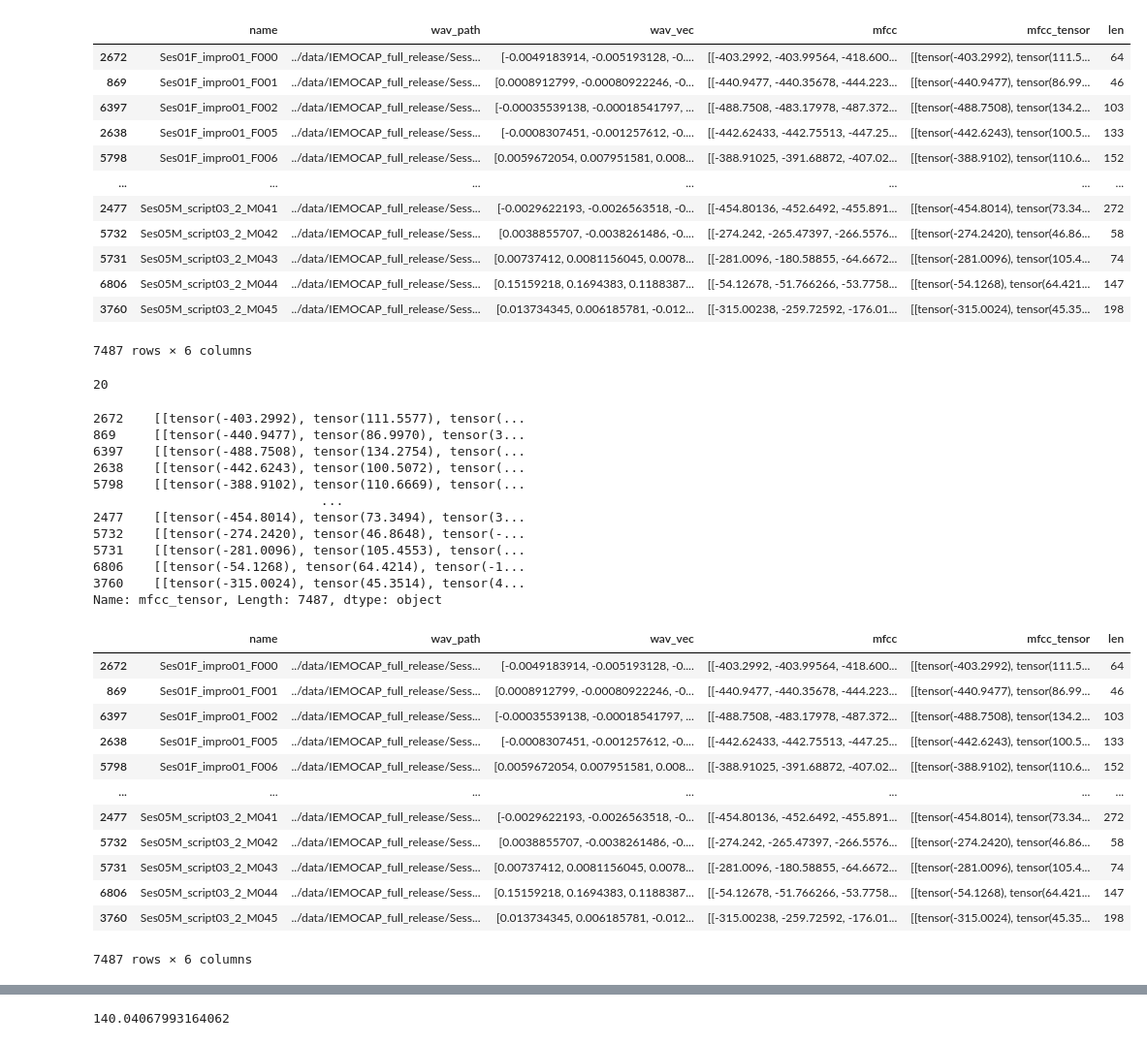
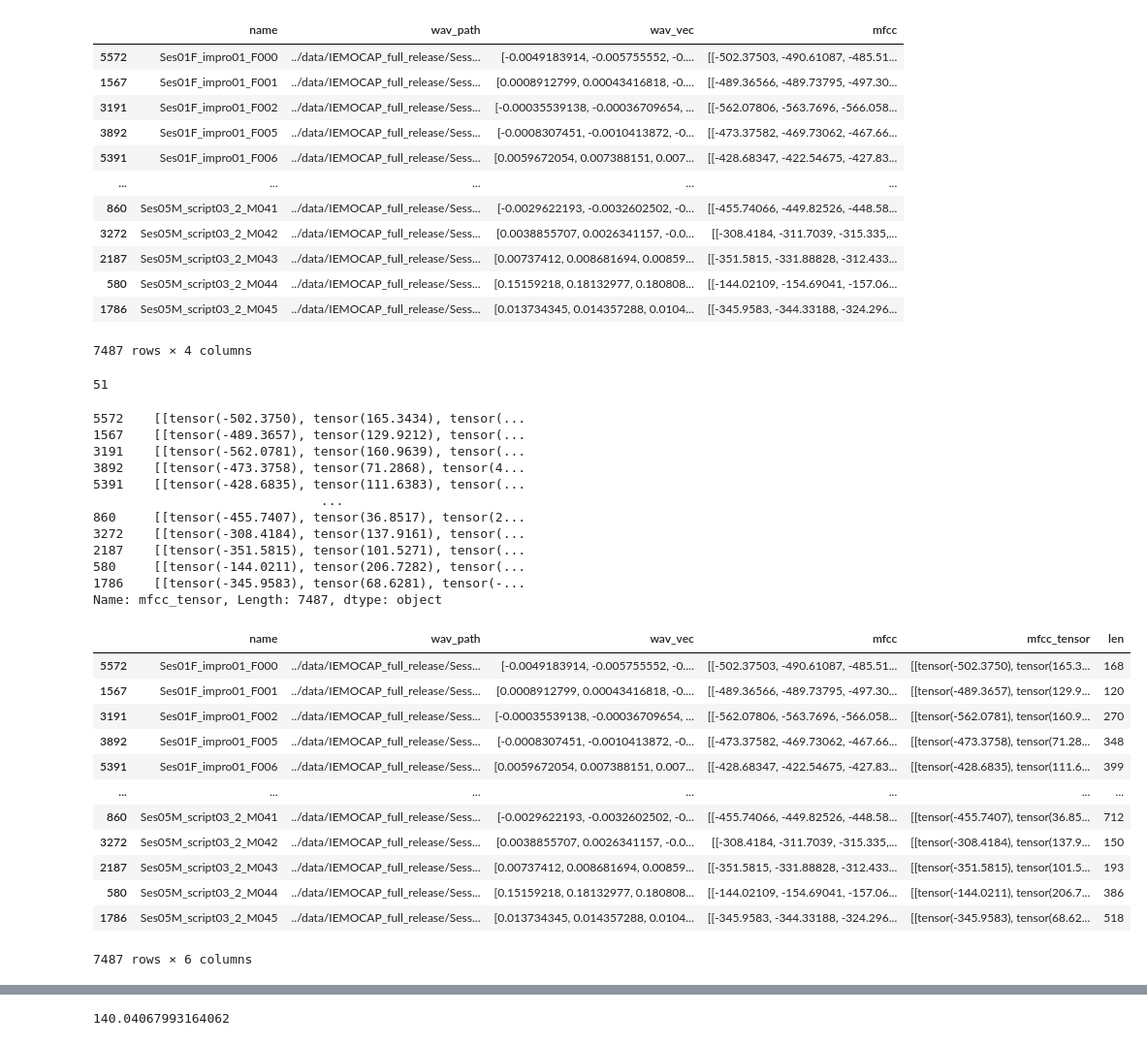
Before and after one commit to noparkee/Natural-Language-Process-Team-Project, a Jupyter notebook: preprocess/2_make_audio.ipynb, the cells around one changed output, grey strips where cells are left out. Shown at 97% size. Drawn from its saved outputs; the diff is of its cells as text; code cells hidden in the pictures.

```diff
--- a/preprocess/2_make_audio.ipynb
+++ b/preprocess/2_make_audio.ipynb
@@ -59,59 +43,59 @@ data.to_pickle('../data/audio_vec3.pkl')
 # %%
 #####
 # %%
-data = pd.read_pickle('../data/audio_vec3.pkl')
+data = pd.read_pickle('../data/audio_vec4_44100.pkl')
 
 data
 # %% [output]
-|  | name | wav_path | wav_vec | mfcc | mfcc_tensor | len |
-| 2672 | Ses01F_impro01_F000 | ../data/IEMOCAP_full_release/Sess... | [-0.0049183914, -0.005193128, -0.... | [[-403.2992, -403.99564, -418.600... | [[tensor(-403.2992), tensor(111.5... | 64 |
-| 869 | Ses01F_impro01_F001 | ../data/IEMOCAP_full_release/Sess... | [0.0008912799, -0.00080922246, -0... | [[-440.9477, -440.35678, -444.223... | [[tensor(-440.9477), tensor(86.99... | 46 |
-| 6397 | Ses01F_impro01_F002 | ../data/IEMOCAP_full_release/Sess... | [-0.00035539138, -0.00018541797, ... | [[-488.7508, -483.17978, -487.372... | [[tensor(-488.7508), tensor(134.2... | 103 |
-| 2638 | Ses01F_impro01_F005 | ../data/IEMOCAP_full_release/Sess... | [-0.0008307451, -0.001257612, -0.... | [[-442.62433, -442.75513, -447.25... | [[tensor(-442.6243), tensor(100.5... | 133 |
-| 5798 | Ses01F_impro01_F006 | ../data/IEMOCAP_full_release/Sess... | [0.0059672054, 0.007951581, 0.008... | [[-388.91025, -391.68872, -407.02... | [[tensor(-388.9102), tensor(110.6... | 152 |
-| ... | ... | ... | ... | ... | ... | ... |
-| 2477 | Ses05M_script03_2_M041 | ../data/IEMOCAP_full_release/Sess... | [-0.0029622193, -0.0026563518, -0... | [[-454.80136, -452.6492, -455.891... | [[tensor(-454.8014), tensor(73.34... | 272 |
-| 5732 | Ses05M_script03_2_M042 | ../data/IEMOCAP_full_release/Sess... | [0.0038855707, -0.0038261486, -0.... | [[-274.242, -265.47397, -266.5576... | [[tensor(-274.2420), tensor(46.86... | 58 |
-| 5731 | Ses05M_script03_2_M043 | ../data/IEMOCAP_full_release/Sess... | [0.00737412, 0.0081156045, 0.0078... | [[-281.0096, -180.58855, -64.6672... | [[tensor(-281.0096), tensor(105.4... | 74 |
-| 6806 | Ses05M_script03_2_M044 | ../data/IEMOCAP_full_release/Sess... | [0.15159218, 0.1694383, 0.1188387... | [[-54.12678, -51.766266, -53.7758... | [[tensor(-54.1268), tensor(64.421... | 147 |
-| 3760 | Ses05M_script03_2_M045 | ../data/IEMOCAP_full_release/Sess... | [0.013734345, 0.006185781, -0.012... | [[-315.00238, -259.72592, -176.01... | [[tensor(-315.0024), tensor(45.35... | 198 |
+|  | name | wav_path | wav_vec | mfcc |
+| 5572 | Ses01F_impro01_F000 | ../data/IEMOCAP_full_release/Sess... | [-0.0049183914, -0.005755552, -0.... | [[-502.37503, -490.61087, -485.51... |
+| 1567 | Ses01F_impro01_F001 | ../data/IEMOCAP_full_release/Sess... | [0.0008912799, 0.00043416818, -0.... | [[-489.36566, -489.73795, -497.30... |
+| 3191 | Ses01F_impro01_F002 | ../data/IEMOCAP_full_release/Sess... | [-0.00035539138, -0.00036709654, ... | [[-562.07806, -563.7696, -566.058... |
+| 3892 | Ses01F_impro01_F005 | ../data/IEMOCAP_full_release/Sess... | [-0.0008307451, -0.0010413872, -0... | [[-473.37582, -469.73062, -467.66... |
+| 5391 | Ses01F_impro01_F006 | ../data/IEMOCAP_full_release/Sess... | [0.0059672054, 0.007388151, 0.007... | [[-428.68347, -422.54675, -427.83... |
+| ... | ... | ... | ... | ... |
+| 860 | Ses05M_script03_2_M041 | ../data/IEMOCAP_full_release/Sess... | [-0.0029622193, -0.0032602502, -0... | [[-455.74066, -449.82526, -448.58... |
+| 3272 | Ses05M_script03_2_M042 | ../data/IEMOCAP_full_release/Sess... | [0.0038855707, 0.0026341157, -0.0... | [[-308.4184, -311.7039, -315.335,... |
+| 2187 | Ses05M_script03_2_M043 | ../data/IEMOCAP_full_release/Sess... | [0.00737412, 0.008681694, 0.00859... | [[-351.5815, -331.88828, -312.433... |
+| 580 | Ses05M_script03_2_M044 | ../data/IEMOCAP_full_release/Sess... | [0.15159218, 0.18132977, 0.180808... | [[-144.02109, -154.69041, -157.06... |
+| 1786 | Ses05M_script03_2_M045 | ../data/IEMOCAP_full_release/Sess... | [0.013734345, 0.014357288, 0.0104... | [[-345.9583, -344.33188, -324.296... |
-7487 rows × 6 columns
+7487 rows × 4 columns
 # %%
 data['mfcc_tensor'] = data['mfcc'].map(lambda x: torch.tensor(x).permute(1,0))
 data['len'] = data['mfcc'].map(lambda x: x.shape[1])
 # %%
-data['len']
+min(data['len'])
 # %% [output]
-20
+51
 # %%
 data['mfcc_tensor']
 # %% [output]
-2672    [[tensor(-403.2992), tensor(111.5577), tensor(...
-869     [[tensor(-440.9477), tensor(86.9970), tensor(3...
-6397    [[tensor(-488.7508), tensor(134.2754), tensor(...
-2638    [[tensor(-442.6243), tensor(100.5072), tensor(...
-5798    [[tensor(-388.9102), tensor(110.6669), tensor(...
+5572    [[tensor(-502.3750), tensor(165.3434), tensor(...
+1567    [[tensor(-489.3657), tensor(129.9212), tensor(...
+3191    [[tensor(-562.0781), tensor(160.9639), tensor(...
+3892    [[tensor(-473.3758), tensor(71.2868), tensor(4...
+5391    [[tensor(-428.6835), tensor(111.6383), tensor(...
                               ...
-2477    [[tensor(-454.8014), tensor(73.3494), tensor(3...
-5732    [[tensor(-274.2420), tensor(46.8648), tensor(-...
-5731    [[tensor(-281.0096), tensor(105.4553), tensor(...
-6806    [[tensor(-54.1268), tensor(64.4214), tensor(-1...
-3760    [[tensor(-315.0024), tensor(45.3514), tensor(4...
+860     [[tensor(-455.7407), tensor(36.8517), tensor(2...
+3272    [[tensor(-308.4184), tensor(137.9161), tensor(...
+2187    [[tensor(-351.5815), tensor(101.5271), tensor(...
+580     [[tensor(-144.0211), tensor(206.7282), tensor(...
+1786    [[tensor(-345.9583), tensor(68.6281), tensor(-...
 Name: mfcc_tensor, Length: 7487, dtype: object
 # %%
 data
 # %% [output]
 |  | name | wav_path | wav_vec | mfcc | mfcc_tensor | len |
-| 2672 | Ses01F_impro01_F000 | ../data/IEMOCAP_full_release/Sess... | [-0.0049183914, -0.005193128, -0.... | [[-403.2992, -403.99564, -418.600... | [[tensor(-403.2992), tensor(111.5... | 64 |
-| 869 | Ses01F_impro01_F001 | ../data/IEMOCAP_full_release/Sess... | [0.0008912799, -0.00080922246, -0... | [[-440.9477, -440.35678, -444.223... | [[tensor(-440.9477), tensor(86.99... | 46 |
-| 6397 | Ses01F_impro01_F002 | ../data/IEMOCAP_full_release/Sess... | [-0.00035539138, -0.00018541797, ... | [[-488.7508, -483.17978, -487.372... | [[tensor(-488.7508), tensor(134.2... | 103 |
-| 2638 | Ses01F_impro01_F005 | ../data/IEMOCAP_full_release/Sess... | [-0.0008307451, -0.001257612, -0.... | [[-442.62433, -442.75513, -447.25... | [[tensor(-442.6243), tensor(100.5... | 133 |
-| 5798 | Ses01F_impro01_F006 | ../data/IEMOCAP_full_release/Sess... | [0.0059672054, 0.007951581, 0.008... | [[-388.91025, -391.68872, -407.02... | [[tensor(-388.9102), tensor(110.6... | 152 |
+| 5572 | Ses01F_impro01_F000 | ../data/IEMOCAP_full_release/Sess... | [-0.0049183914, -0.005755552, -0.... | [[-502.37503, -490.61087, -485.51... | [[tensor(-502.3750), tensor(165.3... | 168 |
+| 1567 | Ses01F_impro01_F001 | ../data/IEMOCAP_full_release/Sess... | [0.0008912799, 0.00043416818, -0.... | [[-489.36566, -489.73795, -497.30... | [[tensor(-489.3657), tensor(129.9... | 120 |
+| 3191 | Ses01F_impro01_F002 | ../data/IEMOCAP_full_release/Sess... | [-0.00035539138, -0.00036709654, ... | [[-562.07806, -563.7696, -566.058... | [[tensor(-562.0781), tensor(160.9... | 270 |
+| 3892 | Ses01F_impro01_F005 | ../data/IEMOCAP_full_release/Sess... | [-0.0008307451, -0.0010413872, -0... | [[-473.37582, -469.73062, -467.66... | [[tensor(-473.3758), tensor(71.28... | 348 |
+| 5391 | Ses01F_impro01_F006 | ../data/IEMOCAP_full_release/Sess... | [0.0059672054, 0.007388151, 0.007... | [[-428.68347, -422.54675, -427.83... | [[tensor(-428.6835), tensor(111.6... | 399 |
 | ... | ... | ... | ... | ... | ... | ... |
-| 2477 | Ses05M_script03_2_M041 | ../data/IEMOCAP_full_release/Sess... | [-0.0029622193, -0.0026563518, -0... | [[-454.80136, -452.6492, -455.891... | [[tensor(-454.8014), tensor(73.34... | 272 |
-| 5732 | Ses05M_script03_2_M042 | ../data/IEMOCAP_full_release/Sess... | [0.0038855707, -0.0038261486, -0.... | [[-274.242, -265.47397, -266.5576... | [[tensor(-274.2420), tensor(46.86... | 58 |
-| 5731 | Ses05M_script03_2_M043 | ../data/IEMOCAP_full_release/Sess... | [0.00737412, 0.0081156045, 0.0078... | [[-281.0096, -180.58855, -64.6672... | [[tensor(-281.0096), tensor(105.4... | 74 |
-| 6806 | Ses05M_script03_2_M044 | ../data/IEMOCAP_full_release/Sess... | [0.15159218, 0.1694383, 0.1188387... | [[-54.12678, -51.766266, -53.7758... | [[tensor(-54.1268), tensor(64.421... | 147 |
-| 3760 | Ses05M_script03_2_M045 | ../data/IEMOCAP_full_release/Sess... | [0.013734345, 0.006185781, -0.012... | [[-315.00238, -259.72592, -176.01... | [[tensor(-315.0024), tensor(45.35... | 198 |
+| 860 | Ses05M_script03_2_M041 | ../data/IEMOCAP_full_release/Sess... | [-0.0029622193, -0.0032602502, -0... | [[-455.74066, -449.82526, -448.58... | [[tensor(-455.7407), tensor(36.85... | 712 |
+| 3272 | Ses05M_script03_2_M042 | ../data/IEMOCAP_full_release/Sess... | [0.0038855707, 0.0026341157, -0.0... | [[-308.4184, -311.7039, -315.335,... | [[tensor(-308.4184), tensor(137.9... | 150 |
+| 2187 | Ses05M_script03_2_M043 | ../data/IEMOCAP_full_release/Sess... | [0.00737412, 0.008681694, 0.00859... | [[-351.5815, -331.88828, -312.433... | [[tensor(-351.5815), tensor(101.5... | 193 |
+| 580 | Ses05M_script03_2_M044 | ../data/IEMOCAP_full_release/Sess... | [0.15159218, 0.18132977, 0.180808... | [[-144.02109, -154.69041, -157.06... | [[tensor(-144.0211), tensor(206.7... | 386 |
+| 1786 | Ses05M_script03_2_M045 | ../data/IEMOCAP_full_release/Sess... | [0.013734345, 0.014357288, 0.0104... | [[-345.9583, -344.33188, -324.296... | [[tensor(-345.9583), tensor(68.62... | 518 |
 7487 rows × 6 columns
 # %%
```
Also changed, not shown: parts of 9 cells of this notebook, 13 other files.
